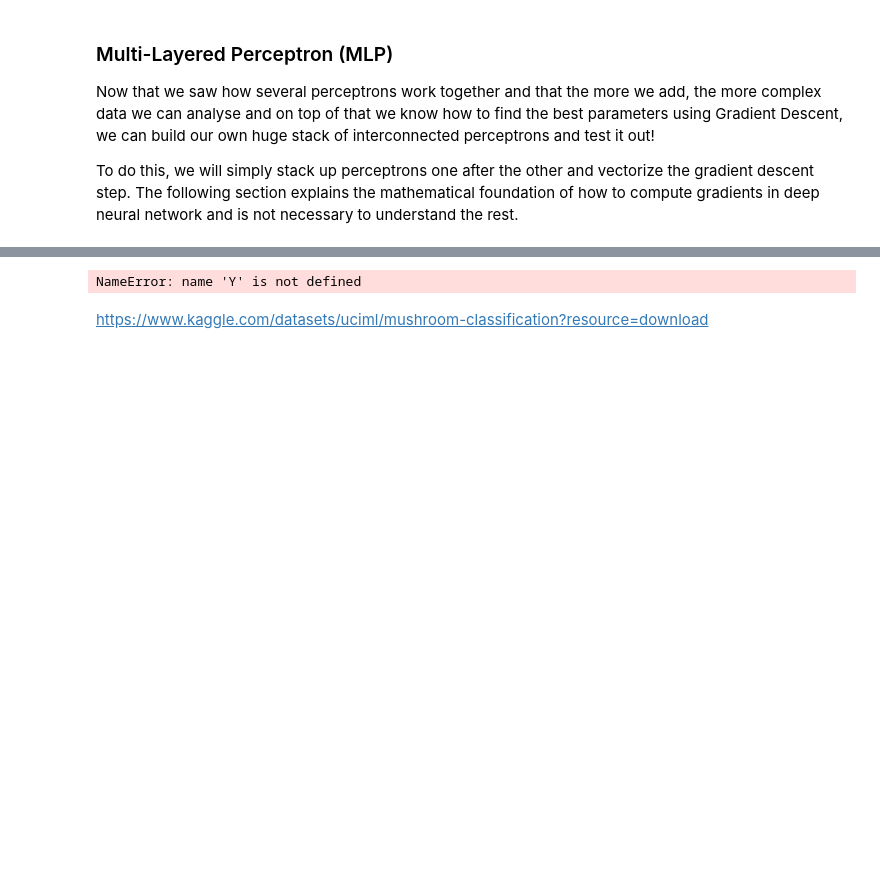
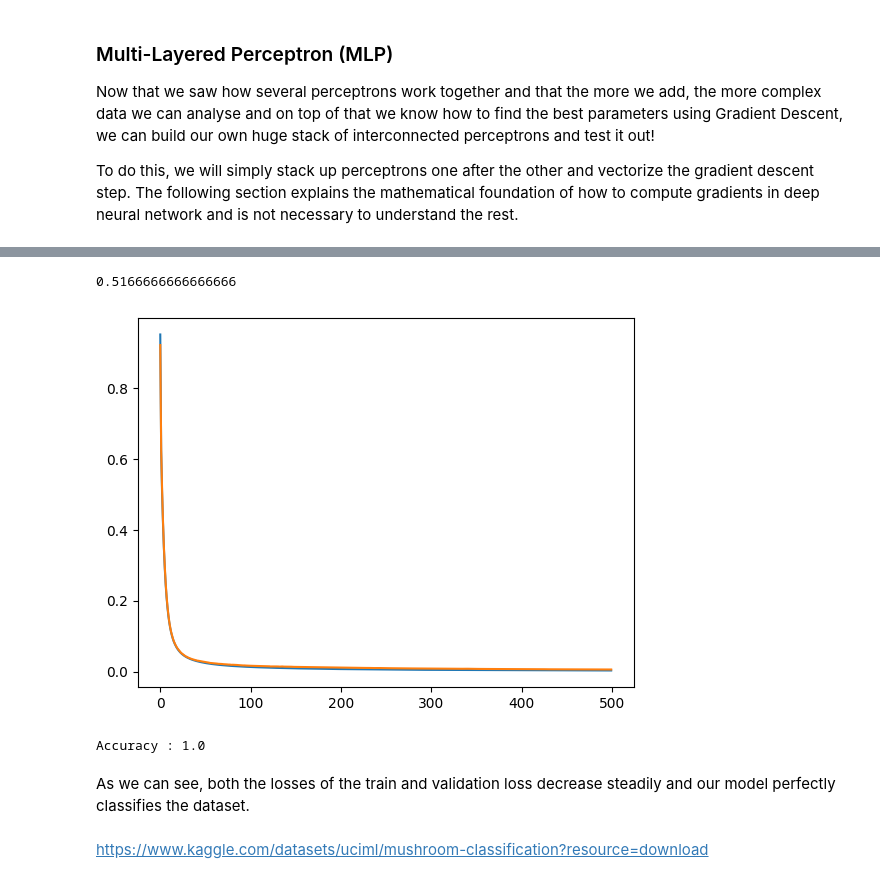
Before and after one commit to LeoSerena/ml_demo, a Jupyter notebook: ml_demo.ipynb, the cells around one changed output, grey strips where cells are left out. Cells and saved outputs as stored; diff of their text form; code cells hidden in the pictures; blank space fills up the shorter version.

Commit message:
added more dataset and fixed some errors

```diff
--- a/ml_demo.ipynb
+++ b/ml_demo.ipynb
@@ -1111,7 +1177,7 @@ class Layer:
 
     def back_propagate(self, grad):
         """
-        Performs the corresponding backpropagation for all paramters and returns the gradient
+        Performs the corresponding backpropagation for all parameters and returns the gradient
         for the previous layer (cf. chain rule).
         """
         grad = grad * self.activation.gradient(self.z)
@@ -1135,4 +1201,8 @@ class Loss:
 class BCELoss( Loss ):
     def __init__(self):
         super().__init__(BCE_loss, BCE_gradient)
+
+class MSELoss( Loss ):
+    def __init__(self):
+        super().__init__(MSE_loss, MSE_gradient)
 # %%
@@ -1227,24 +1305,37 @@ class MLP:
     def accuracy(self, X, Y):
         return 1 - np.mean(np.abs(self.predict(X) - Y))
 # %%
+E = 500
+
+X = train[:, :3]
+Y = np.where(train[:, 3] < 0.5, 0, 1)
+
+X_val = val[:, :3]
+Y_val = np.where(val[:, 3] < 0.5, 0, 1)
+
+ReLU = Activation(relu, relu_gradient)
+Sigmoid = Activation(sigmoid, sigmoid_gradient)
+
+BCE = BCELoss()
+
 mlp = MLP(
-    dim = [3, 10, 1],
-    activations = [Sigmoid, Sigmoid],
+    dim = [3, 5, 1],
+    activations = [ReLU, Sigmoid],
     loss = BCE
 )
-mlp.accuracy(X, Y)
+mlp.accuracy(X_val, Y_val)
 # %% [output]
-NameError: name 'Y' is not defined
+0.5166666666666666
 # %%
-E = 20
-
-X = train[:, :3]
-Y = np.where(train[:, 3] < 0.5, 0, 1)
-
 mlp.train(
     X, Y,
+    X_val, Y_val,
     batch_size = 32,
     num_epochs = E,
-    gamma = 0.5,
+    gamma = 0.1,
     weight_decay = 0.01
 )
+print(f"""Accuracy : {mlp.accuracy(X_val, Y_val)}""")
+# %% [output]
+[figure, added]
+Accuracy : 1.0
@@ -1253,2 +1342,4 @@ mlp.accuracy(X, Y)
+# %% [markdown]
+As we can see, both the losses of the train and validation loss decrease steadily and our model perfectly classifies the dataset.
 # %% [markdown]
 https://www.kaggle.com/datasets/uciml/mushroom-classification?resource=download
```
Also changed, not shown: parts of 44 cells of this notebook, 3 other files.
